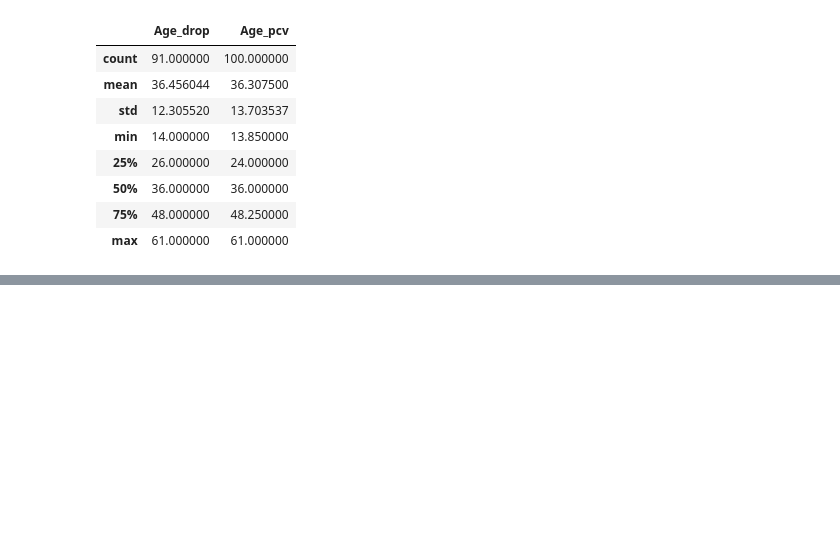
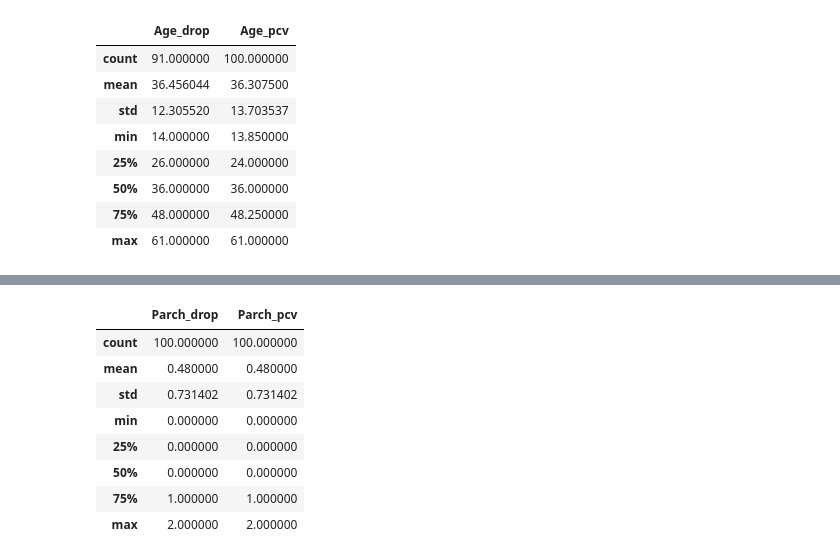
Before and after one commit to Daniel07816/DataWrangling-2022, a Jupyter notebook: Data_Engineer_Lab8/Script.ipynb, the cells around one changed output, grey strips where cells are left out. Drawn from its saved outputs; the diff is of its cells as text; code cells hidden in the pictures; blank space fills up the shorter version.

```diff
--- a/Data_Engineer_Lab8/Script.ipynb
+++ b/Data_Engineer_Lab8/Script.ipynb
@@ -659,0 +720,12 @@ perc[['Age_drop', 'Age_pcv']].describe()
+# %%
+perc[['Parch_drop', 'Parch_pcv']].describe()
+# %% [output]
+|  | Parch_drop | Parch_pcv |
+| count | 100.000000 | 100.000000 |
+| mean | 0.480000 | 0.480000 |
+| std | 0.731402 | 0.731402 |
+| min | 0.000000 | 0.000000 |
+| 25% | 0.000000 | 0.000000 |
+| 50% | 0.000000 | 0.000000 |
+| 75% | 1.000000 | 1.000000 |
+| max | 2.000000 | 2.000000 |
```
Also changed, not shown: parts of 26 cells of this notebook.
